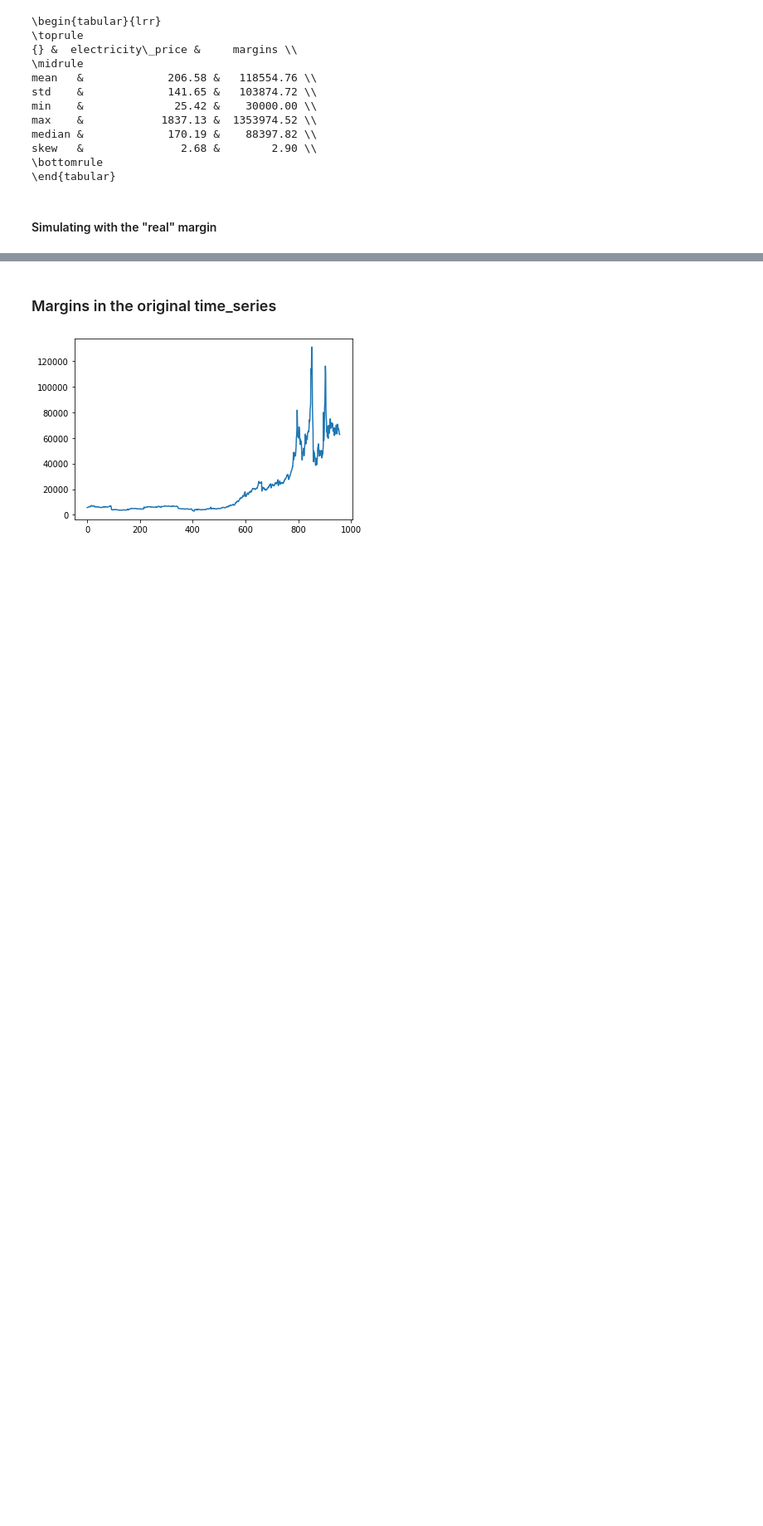
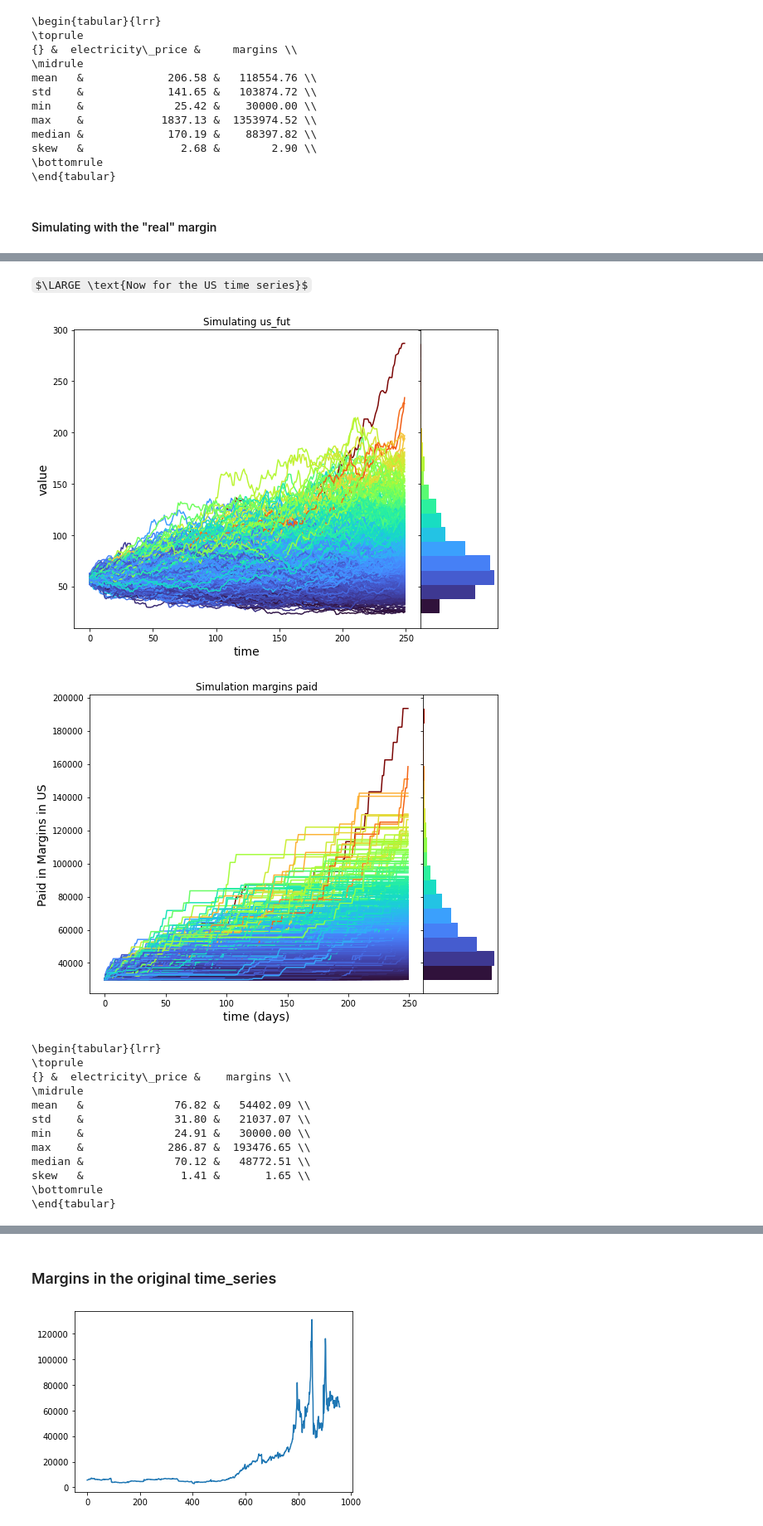
Before and after one commit to igseg/power_markets, a Jupyter notebook: Code.ipynb, the cells around one changed output, grey strips where cells are left out. Shown at 83% size. Cells and saved outputs as stored; diff of their text form; code cells hidden in the pictures; some formulas as TeX source; blank space fills up the shorter version.

```diff
--- a/Code.ipynb
+++ b/Code.ipynb
@@ -1308,0 +1538,2 @@ plt.show()
+# %% [markdown]
+$\LARGE \text{Now for the US time series}$
@@ -1308,0 +1660,27 @@ plt.show()
+# %%
+fancy_plot(prices_us[:,255:], n = prices_us[:,255:].shape[0], time_steps= prices_us[:,255:].shape[1] - 1, display = 1000,
+                title = f'Simulating {serie}', savefig= True, figdir= 'Figures/simulation_process_us_squeeze.pdf')
+
+fancy_plot(tot_paid_us, n = tot_paid_us.shape[0], time_steps=tot_paid_us.shape[1] - 1, display = tot_paid_us.shape[0], xlabel = 'time (days)',
+                 ylabel = 'Paid in Margins in US', savefig= True, figdir= 'Figures/simulation_margins_us_squeeze.pdf', title = 'Simulation margins paid')
+
+data_garch_simulations = pd.DataFrame([prices_us[:,-1],tot_paid_us[:,-1]]).transpose()
+data_garch_simulations = data_garch_simulations.rename(columns = {0: 'electricity_price', 1:'margins'})
+
+stats = data_garch_simulations.agg([ "mean","std", "min", "max", "median", "skew"]).transpose()
+print(stats.transpose().apply(lambda x: np.round(x,2)).to_latex())
+# %% [output]
+[figure, added]
+[figure, added]
+\begin{tabular}{lrr}
+\toprule
+{} &  electricity\_price &    margins \\
+\midrule
+mean   &              76.82 &   54402.09 \\
+std    &              31.80 &   21037.07 \\
+min    &              24.91 &   30000.00 \\
+max    &             286.87 &  193476.65 \\
+median &              70.12 &   48772.51 \\
+skew   &               1.41 &       1.65 \\
+\bottomrule
+\end{tabular}
```
Also changed, not shown: parts of 26 cells of this notebook.
